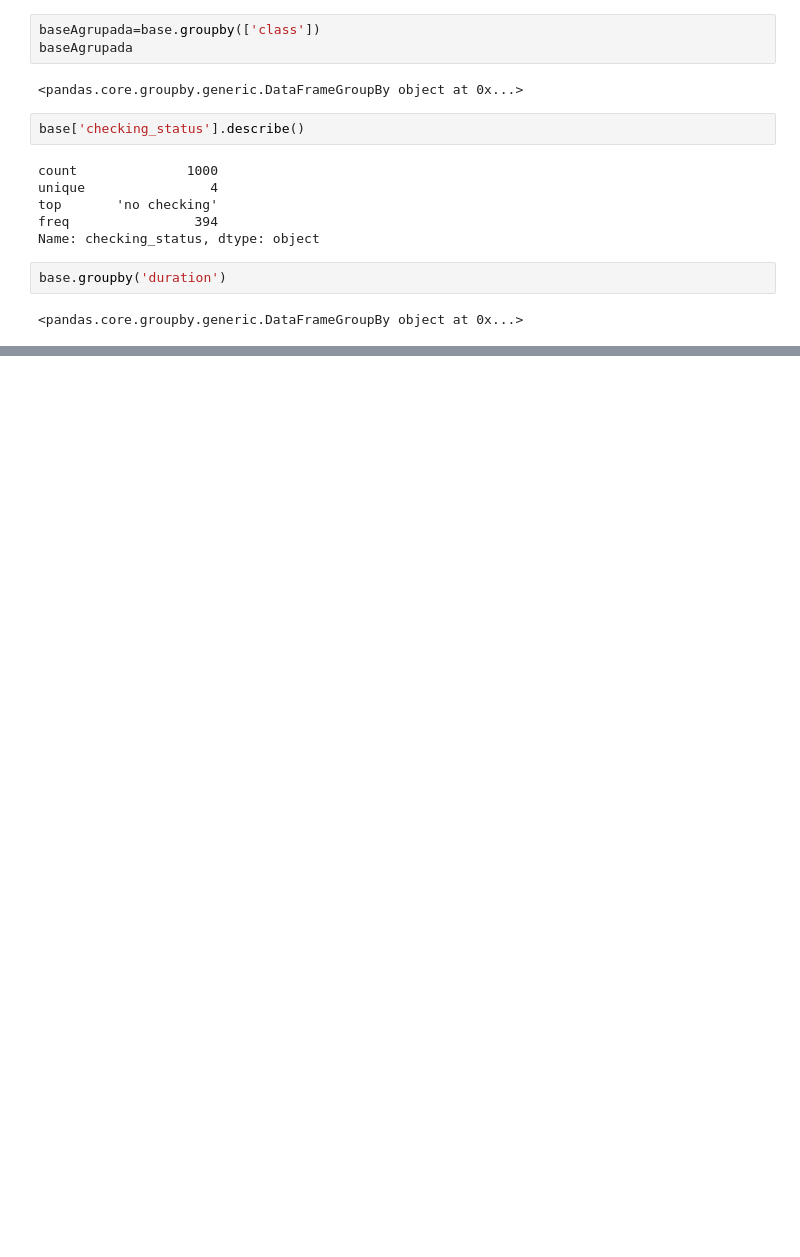
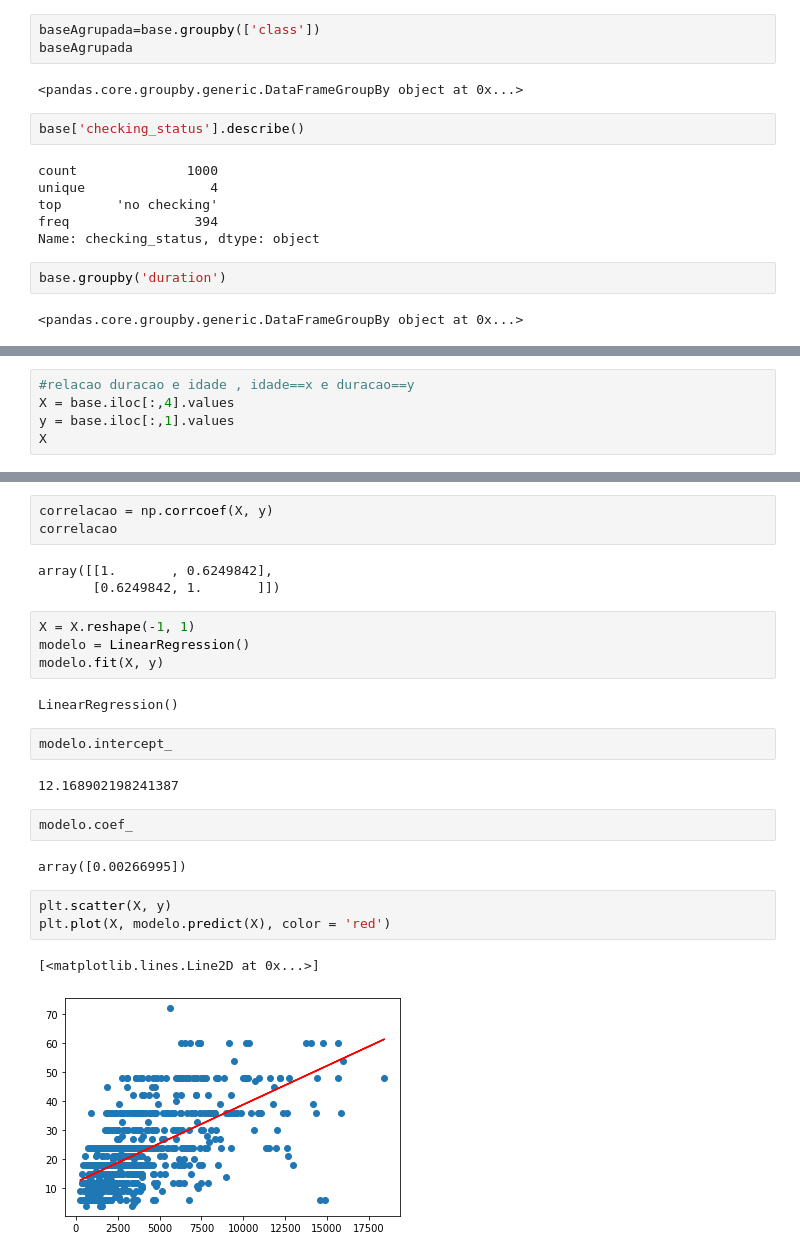
Before and after one commit to WandersonGustavo/Imersao_Alura, a Jupyter notebook: Projeto_Final_DB.ipynb, the cells around one changed output, grey strips where cells are left out. Drawn from its saved outputs; the diff is of its cells as text; blank space fills up the shorter version.

```diff
--- a/Projeto_Final_DB.ipynb
+++ b/Projeto_Final_DB.ipynb
@@ -55,0 +85,5 @@ base.groupby('duration')
+# %%
+#relacao duracao e idade , idade==x e duracao==y
+X = base.iloc[:,4].values
+y = base.iloc[:,1].values
+X
@@ -55,0 +108,26 @@ base.groupby('duration')
+# %%
+correlacao = np.corrcoef(X, y)
+correlacao
+# %% [output]
+array([[1.       , 0.6249842],
+       [0.6249842, 1.       ]])
+# %%
+X = X.reshape(-1, 1)
+modelo = LinearRegression()
+modelo.fit(X, y)
+# %% [output]
+LinearRegression()
+# %%
+modelo.intercept_
+# %% [output]
+12.168902198241387
+# %%
+modelo.coef_
+# %% [output]
+array([0.00266995])
+# %%
+plt.scatter(X, y)
+plt.plot(X, modelo.predict(X), color = 'red')
+# %% [output]
+[<matplotlib.lines.Line2D at 0x...>]
+[figure, added]
```
Also changed, not shown: parts of 6 cells of this notebook.
